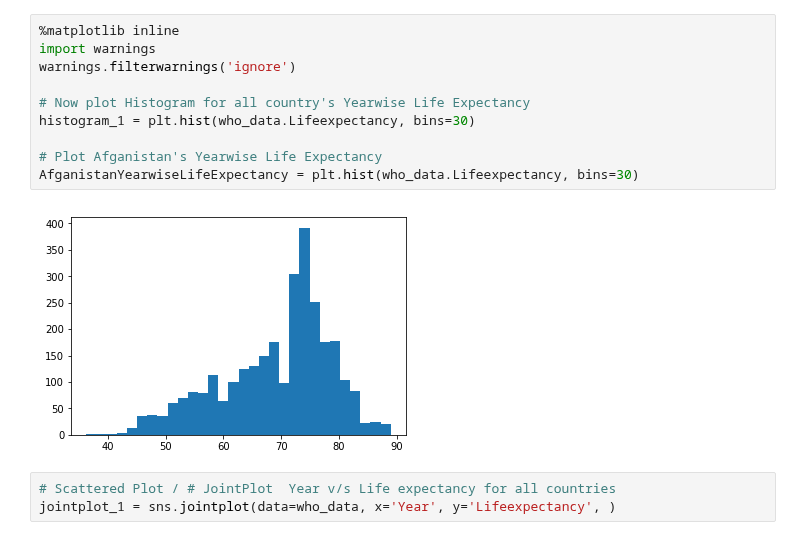
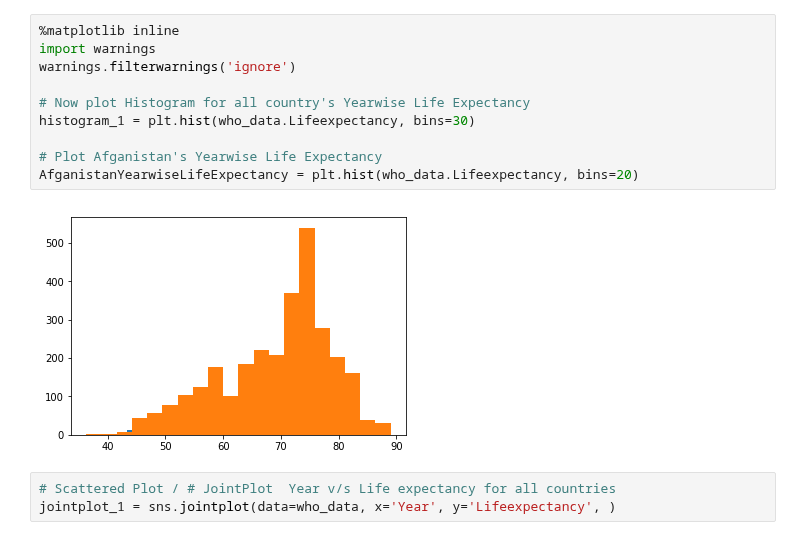
Before and after one commit to deepkrghosh/DataScience, a Jupyter notebook: Jupyter-Notebook Codes/WHO data analysis.ipynb, the cells around one changed output. Saved outputs shown, nothing was run; the diff lists cells and outputs as text.

```diff
--- a/Jupyter-Notebook Codes/WHO data analysis.ipynb
+++ b/Jupyter-Notebook Codes/WHO data analysis.ipynb
@@ -79,15 +80,15 @@ who_data[Afghanistan_Lifeexpectancy][['Lifeexpectancy','Year']]
 # %%
 %matplotlib inline
 import warnings
 warnings.filterwarnings('ignore')
 
 # Now plot Histogram for all country's Yearwise Life Expectancy
 histogram_1 = plt.hist(who_data.Lifeexpectancy, bins=30)
 
 # Plot Afganistan's Yearwise Life Expectancy
-AfganistanYearwiseLifeExpectancy = plt.hist(who_data.Lifeexpectancy, bins=30)
+AfganistanYearwiseLifeExpectancy = plt.hist(who_data.Lifeexpectancy, bins=20)
 # %% [output]
-[figure, old version]
+[figure, new version]
 # %%
 # Scattered Plot / # JointPlot  Year v/s Life expectancy for all countries
 jointplot_1 = sns.jointplot(data=who_data, x='Year', y='Lifeexpectancy', )
```
Also changed, not shown: parts of 3 cells of this notebook, 18 other files.
